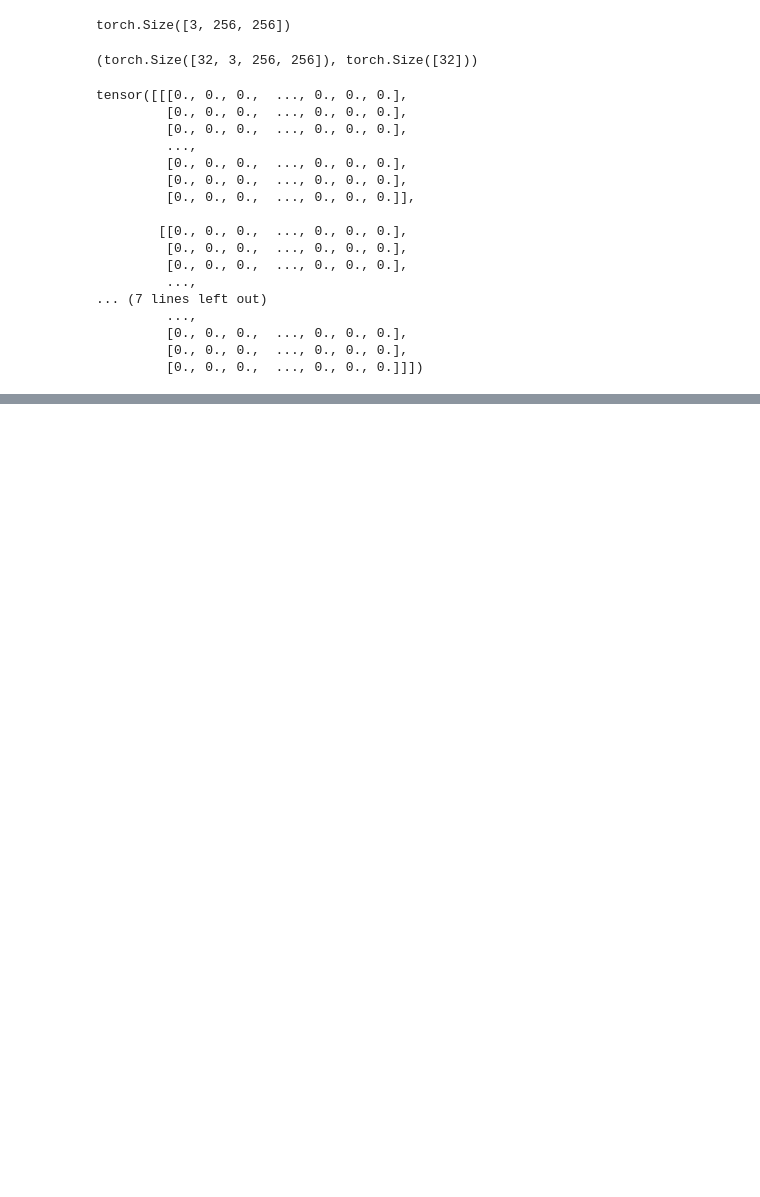
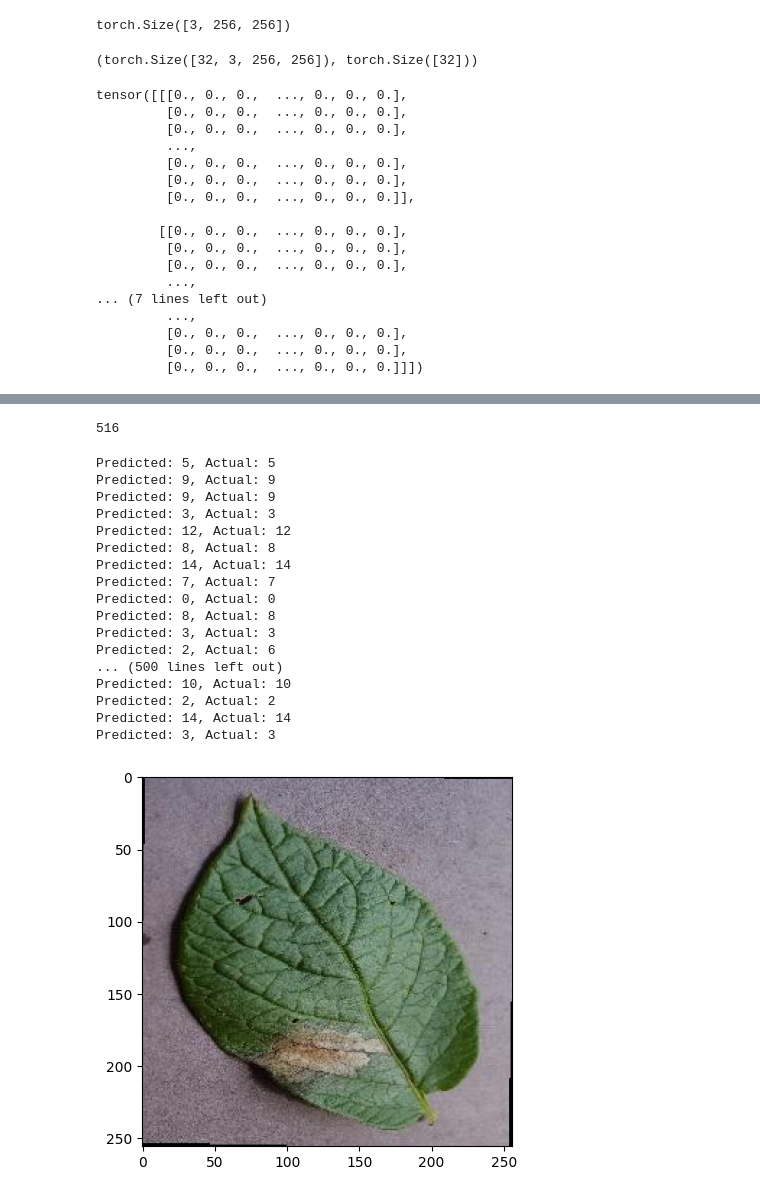
Before and after one commit to Madhubalakumar07/Plant-Disease-Classification, a Jupyter notebook: Model/tranning.ipynb, the cells around one changed output, grey strips where cells are left out. Drawn from its saved outputs; the diff is of its cells as text; code cells hidden in the pictures; blank space fills up the shorter version.

Commit message:
model is trained and its parameters are saved

```diff
--- a/Model/tranning.ipynb
+++ b/Model/tranning.ipynb
@@ -88,0 +228,18 @@ plt.imshow(batch_img[25].permute(1, 2, 0))
+# %%
+model.eval()
+test_loss = 0
+with torch.no_grad():
+    correct = 0
+    total = 0
+    for images, labels in test_loader:
+        images = images.to(device)
+        labels = labels.to(device)
+        outputs = model(images)
+        loss = criterion(outputs, labels)
+        test_loss += loss.item()
+        _, predicted = torch.max(outputs.data, 1)
+        total += labels.size(0)
+        correct += (predicted == labels).sum().item()
+
+print(f"Test Loss: {test_loss / len(test_loader):.4f}")
+print(f"Test Accuracy: {100 * correct / total:.2f}%")
@@ -88,0 +249,33 @@ plt.imshow(batch_img[25].permute(1, 2, 0))
+# %%
+len(train_loader)
+# %% [output]
+516
+# %%
+for images, labels in train_loader:
+    images = images.to(device)
+    labels = labels.to(device)
+    outputs = model(images)
+    _, predicted = torch.max(outputs.data, 1)
+
+    print(f"Predicted: {predicted[0]}, Actual: {labels[0]}")
+
+    plt.imshow(images[0].cpu().permute(1, 2, 0))
+# %% [output]
+Predicted: 5, Actual: 5
+Predicted: 9, Actual: 9
+Predicted: 9, Actual: 9
+Predicted: 3, Actual: 3
+Predicted: 12, Actual: 12
+Predicted: 8, Actual: 8
+Predicted: 14, Actual: 14
+Predicted: 7, Actual: 7
+Predicted: 0, Actual: 0
+Predicted: 8, Actual: 8
+Predicted: 3, Actual: 3
+Predicted: 2, Actual: 6
+... (500 lines left out)
+Predicted: 10, Actual: 10
+Predicted: 2, Actual: 2
+Predicted: 14, Actual: 14
+Predicted: 3, Actual: 3
+[figure, added]
```
Also changed, not shown: parts of 10 cells of this notebook.
